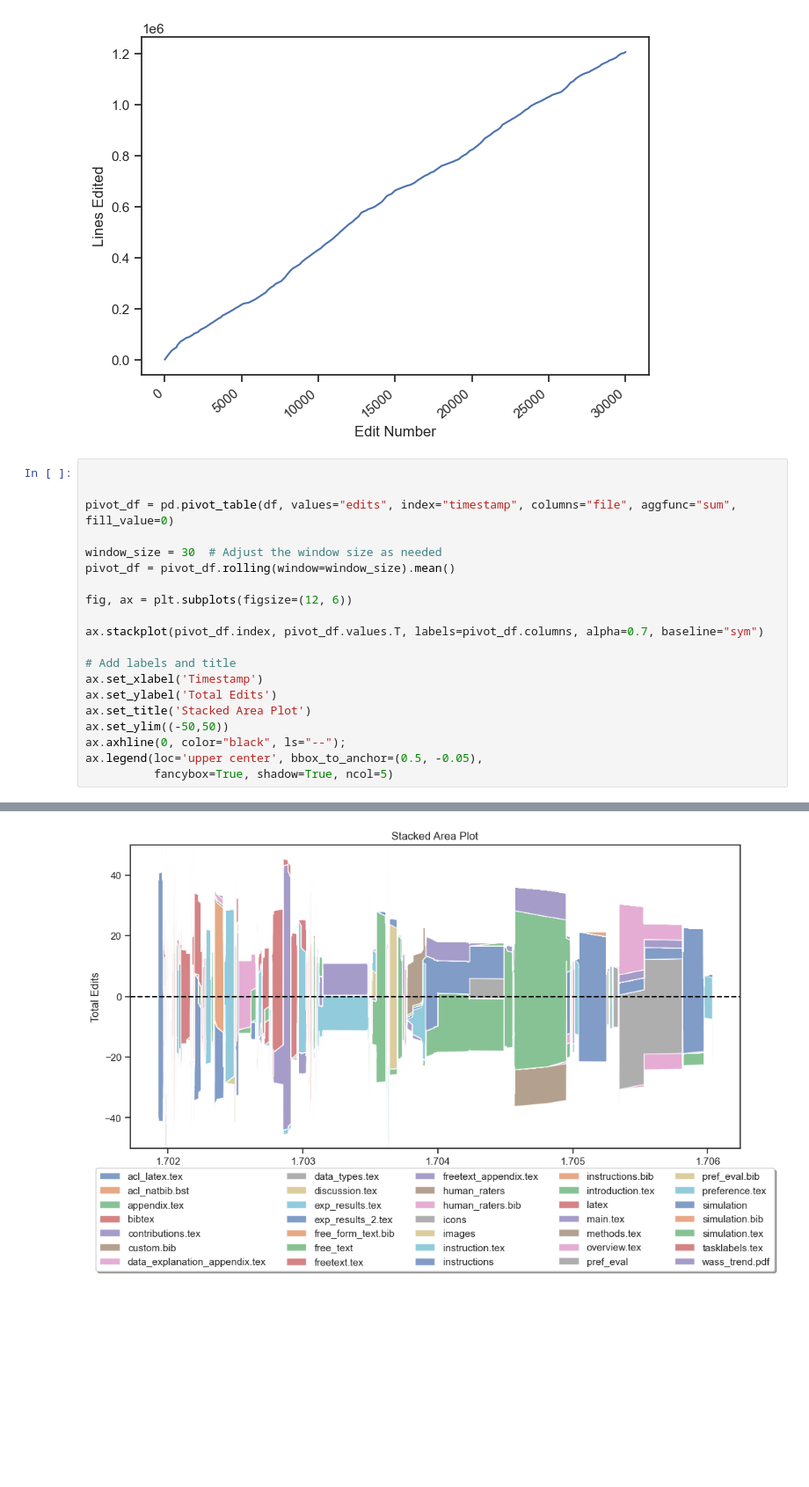
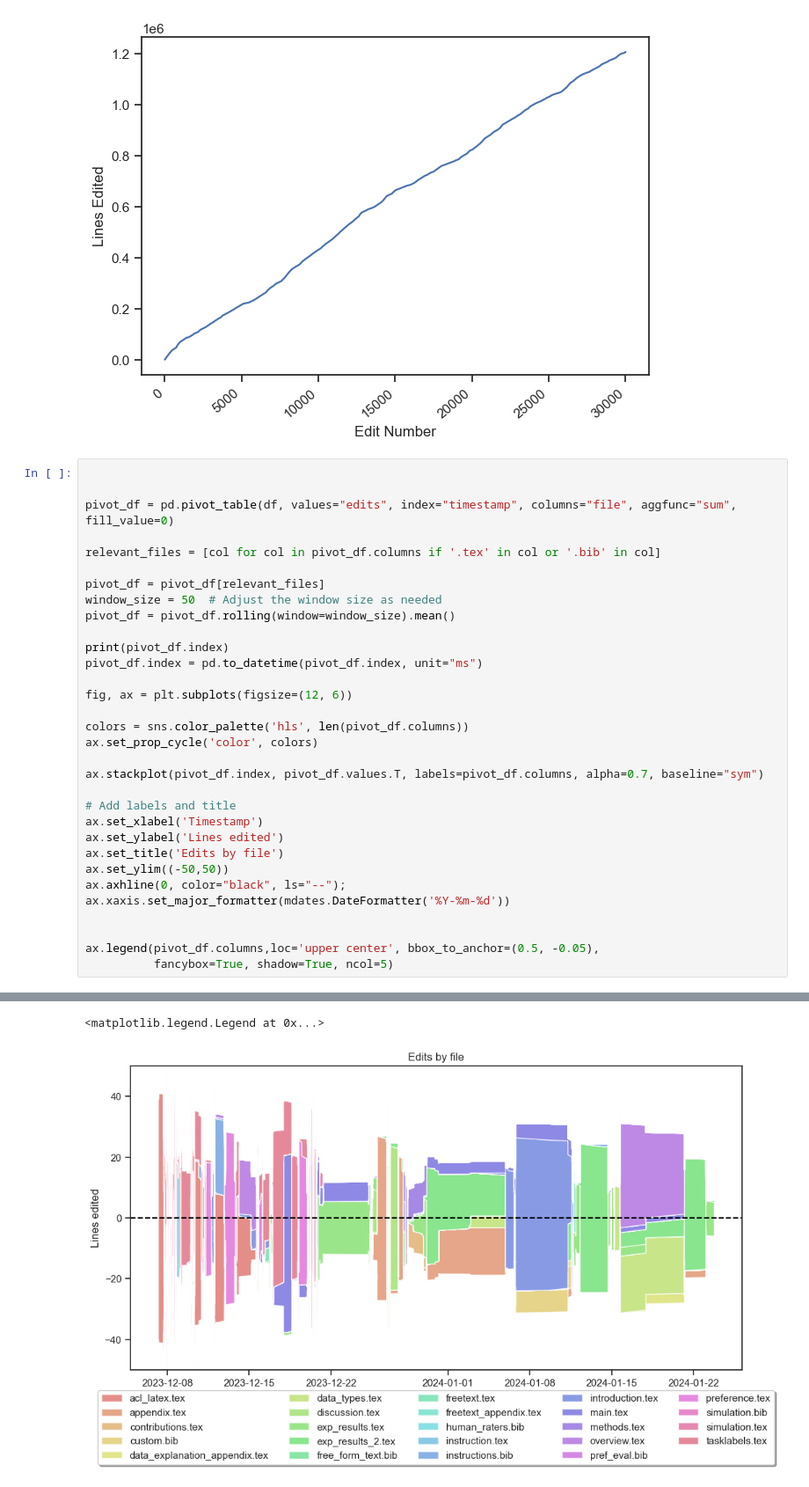
Before and after one commit to minnesotanlp/scholawrite, a Jupyter notebook: analysis/query.ipynb, the cells around one changed output, grey strips where cells are left out. Shown: that part at 88% size. Cells and saved outputs as stored; diff of their text form; blank space fills up the shorter version.

Commit message:
add streamgraph for line edits

```diff
--- a/analysis/query.ipynb
+++ b/analysis/query.ipynb
@@ -140,19 +148,31 @@ ax.set_xticklabels(ax.get_xticklabels(), rotation=40, ha="right")
 
 pivot_df = pd.pivot_table(df, values="edits", index="timestamp", columns="file", aggfunc="sum", fill_value=0)
 
-window_size = 30  # Adjust the window size as needed
+relevant_files = [col for col in pivot_df.columns if '.tex' in col or '.bib' in col]
+
+pivot_df = pivot_df[relevant_files]
+window_size = 50  # Adjust the window size as needed
 pivot_df = pivot_df.rolling(window=window_size).mean()
 
+print(pivot_df.index)
+pivot_df.index = pd.to_datetime(pivot_df.index, unit="ms")
+
 fig, ax = plt.subplots(figsize=(12, 6))
+
+colors = sns.color_palette('hls', len(pivot_df.columns))
+ax.set_prop_cycle('color', colors)
 
 ax.stackplot(pivot_df.index, pivot_df.values.T, labels=pivot_df.columns, alpha=0.7, baseline="sym")
 
 # Add labels and title
 ax.set_xlabel('Timestamp')
-ax.set_ylabel('Total Edits')
-ax.set_title('Stacked Area Plot')
+ax.set_ylabel('Lines edited')
+ax.set_title('Edits by file')
 ax.set_ylim((-50,50))
 ax.axhline(0, color="black", ls="--");
-ax.legend(loc='upper center', bbox_to_anchor=(0.5, -0.05),
+ax.xaxis.set_major_formatter(mdates.DateFormatter('%Y-%m-%d'))
+
+
+ax.legend(pivot_df.columns,loc='upper center', bbox_to_anchor=(0.5, -0.05),
           fancybox=True, shadow=True, ncol=5)
 # %% [output]
@@ -160 +187,2 @@ ax.legend(loc='upper center', bbox_to_anchor=(0.5, -0.05),
+<matplotlib.legend.Legend at 0x...>
-[figure, old version]
+[figure, new version]
```
Also changed, not shown: parts of 3 cells of this notebook.
